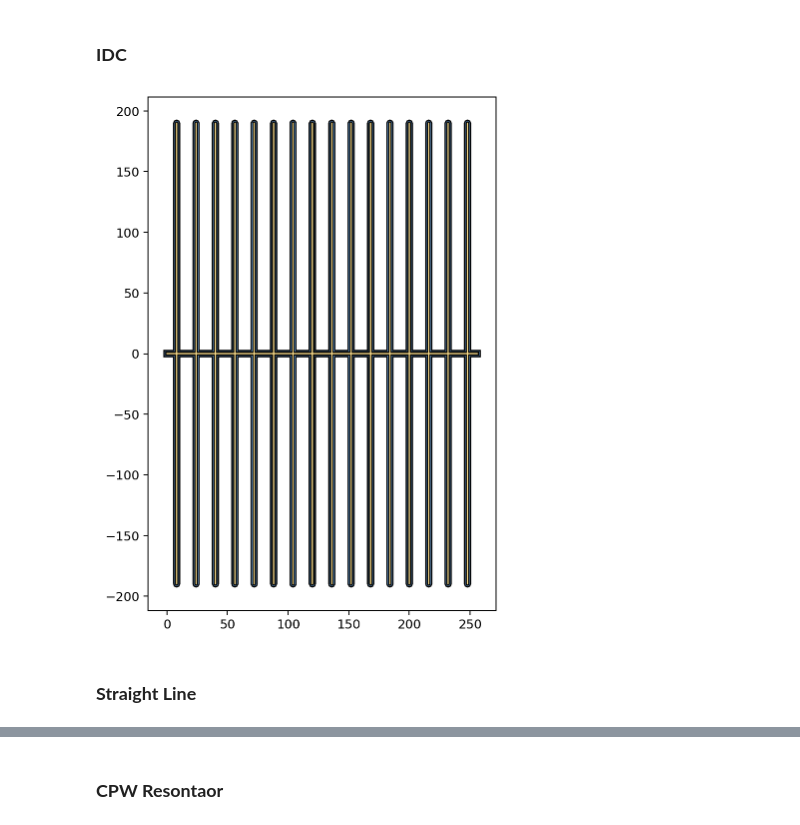
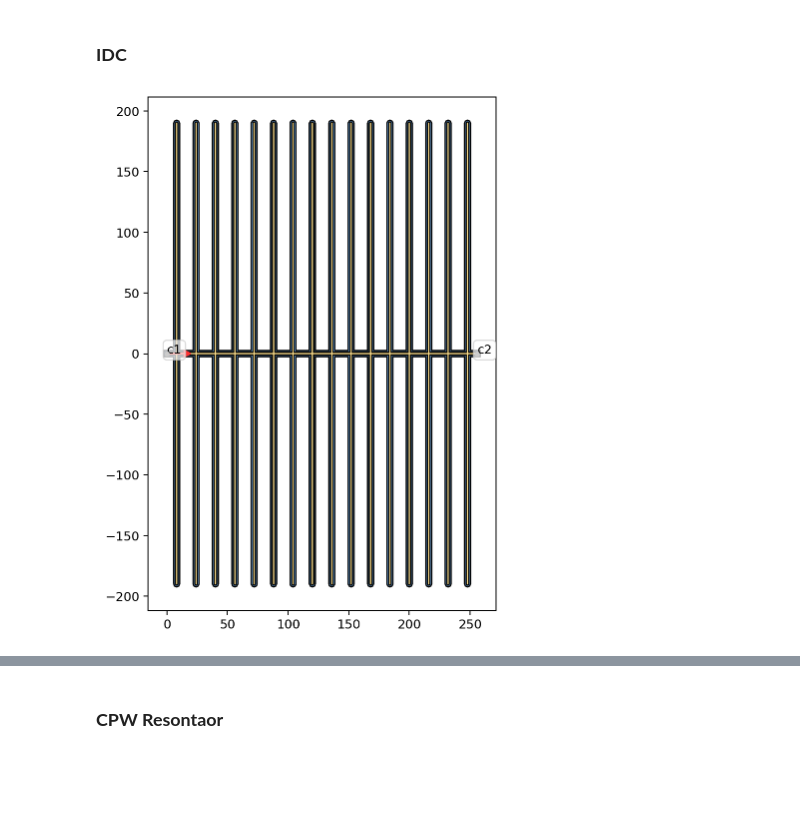
Before and after one commit to eeroqlab/zeroheliumkit, a Jupyter notebook: examples/basic_geometries.ipynb, the cells around one changed output, grey strips where cells are left out. Cells and saved outputs as stored; diff of their text form; code cells hidden in the pictures; blank space fills up the shorter version.

```diff
--- a/examples/basic_geometries.ipynb
+++ b/examples/basic_geometries.ipynb
@@ -90,17 +90,16 @@ plt.show()
 # %%
 layer_info = {"metal": 2,
               "etch": 5}
-idc = IDC(length = 190,
-          spacing = 16,
-          num = 15,
-          layers = layer_info)
+idc = IDC(length=190,
+          spacing=16,
+          num=15,
+          layers=layer_info,
+          alabel=("c1", "c2"))
 
 fig = plt.figure(1, figsize=SIZE_L, dpi=90)
 ax = fig.add_subplot(111)
-idc.plot(ax=ax, layer=["etch", "metal"], color=COLORS)
+idc.plot(ax=ax, layer=["etch", "metal", "anchors"], color=COLORS)
 plt.gca().set_aspect('equal')
 plt.show()
 # %% [output]
-[figure, old version]
+[figure, new version]
-# %% [markdown]
-### **Straight Line**
```
Also changed, not shown: parts of 15 cells of this notebook, 6 other files.
